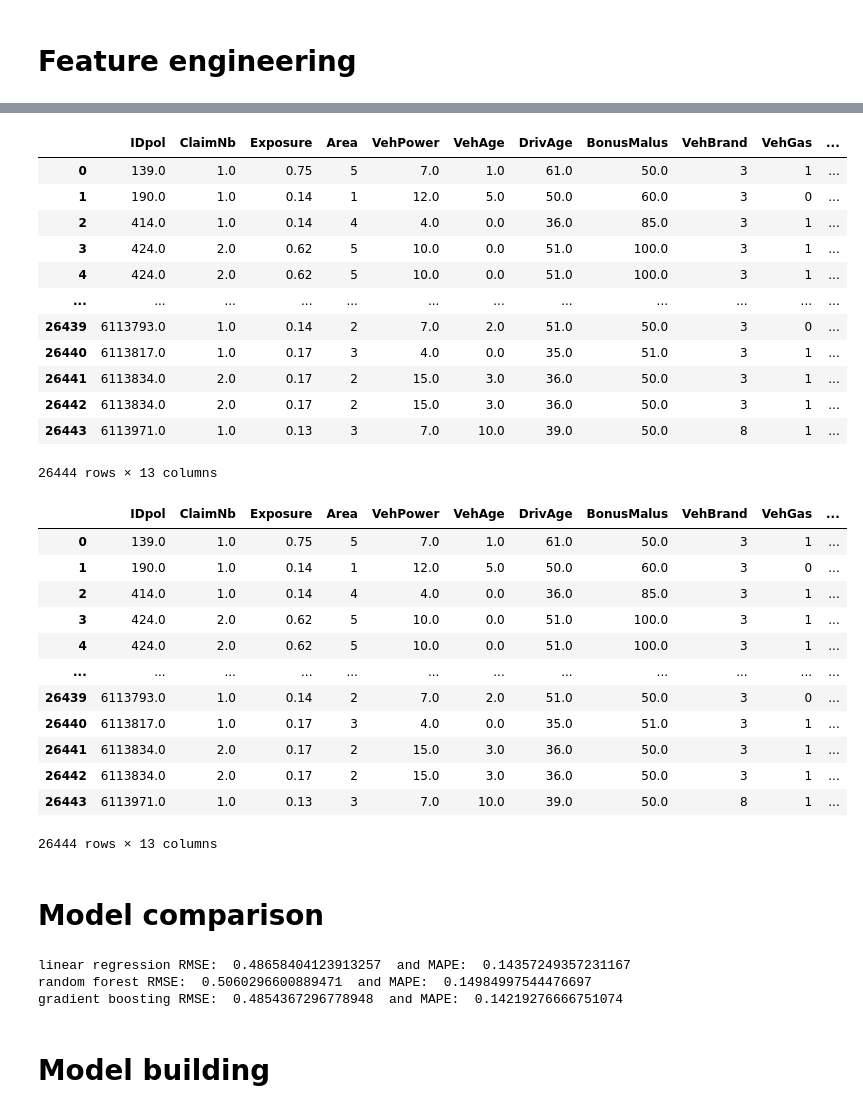
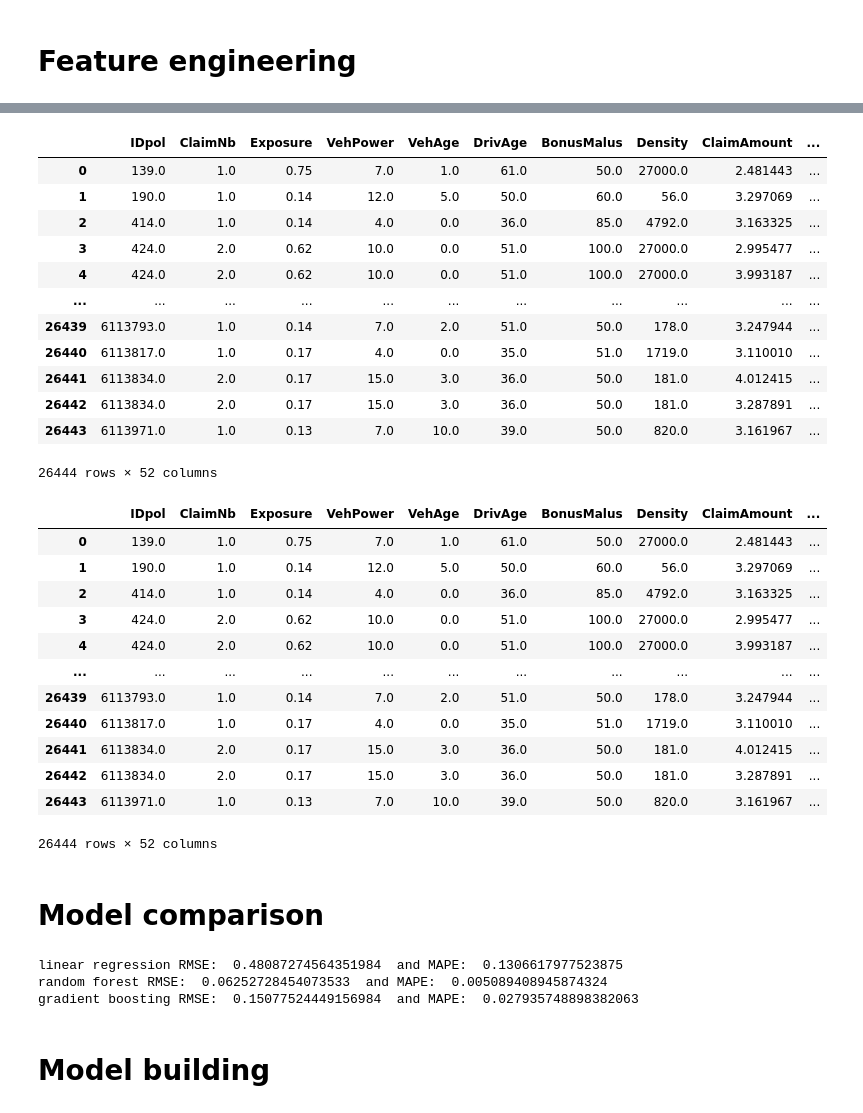
Before and after one commit to S-Moha-M-Kashani/versicherung_datascience, a Jupyter notebook: jupyter_notebook_kashani.ipynb, the cells around one changed output, grey strips where cells are left out. Saved outputs shown, nothing was run; the diff lists cells and outputs as text; code cells hidden in the pictures.

Commit message:
Changed: substituted LabelEncoder with one-hot encoding for categorical columns

```diff
--- a/jupyter_notebook_kashani.ipynb
+++ b/jupyter_notebook_kashani.ipynb
@@ -187,43 +189,39 @@ ClaimAmount    float64
 dtype: object
 # %%
-# Encode categorical variables
-from sklearn.preprocessing import LabelEncoder
-
-encoder = LabelEncoder()
-for col in ["Area", "VehBrand", "VehGas", "Region"]:
-    df[col] = encoder.fit_transform(df[col])
+# One-Hot Encoding of categorical columns
+df = pd.get_dummies(df, columns=["Area", "VehBrand", "VehGas", "Region"], dtype=int)
 
 df
 # %% [output]
-|  | IDpol | ClaimNb | Exposure | Area | VehPower | VehAge | DrivAge | BonusMalus | VehBrand | VehGas | ... |
-| 0 | 139.0 | 1.0 | 0.75 | 5 | 7.0 | 1.0 | 61.0 | 50.0 | 3 | 1 | ... |
-| 1 | 190.0 | 1.0 | 0.14 | 1 | 12.0 | 5.0 | 50.0 | 60.0 | 3 | 0 | ... |
-| 2 | 414.0 | 1.0 | 0.14 | 4 | 4.0 | 0.0 | 36.0 | 85.0 | 3 | 1 | ... |
-| 3 | 424.0 | 2.0 | 0.62 | 5 | 10.0 | 0.0 | 51.0 | 100.0 | 3 | 1 | ... |
-| 4 | 424.0 | 2.0 | 0.62 | 5 | 10.0 | 0.0 | 51.0 | 100.0 | 3 | 1 | ... |
-| ... | ... | ... | ... | ... | ... | ... | ... | ... | ... | ... | ... |
-| 26439 | 6113793.0 | 1.0 | 0.14 | 2 | 7.0 | 2.0 | 51.0 | 50.0 | 3 | 0 | ... |
-| 26440 | 6113817.0 | 1.0 | 0.17 | 3 | 4.0 | 0.0 | 35.0 | 51.0 | 3 | 1 | ... |
-| 26441 | 6113834.0 | 2.0 | 0.17 | 2 | 15.0 | 3.0 | 36.0 | 50.0 | 3 | 1 | ... |
-| 26442 | 6113834.0 | 2.0 | 0.17 | 2 | 15.0 | 3.0 | 36.0 | 50.0 | 3 | 1 | ... |
-| 26443 | 6113971.0 | 1.0 | 0.13 | 3 | 7.0 | 10.0 | 39.0 | 50.0 | 8 | 1 | ... |
+|  | IDpol | ClaimNb | Exposure | VehPower | VehAge | DrivAge | BonusMalus | Density | ClaimAmount | ... |
+| 0 | 139.0 | 1.0 | 0.75 | 7.0 | 1.0 | 61.0 | 50.0 | 27000.0 | 2.481443 | ... |
+| 1 | 190.0 | 1.0 | 0.14 | 12.0 | 5.0 | 50.0 | 60.0 | 56.0 | 3.297069 | ... |
+| 2 | 414.0 | 1.0 | 0.14 | 4.0 | 0.0 | 36.0 | 85.0 | 4792.0 | 3.163325 | ... |
+| 3 | 424.0 | 2.0 | 0.62 | 10.0 | 0.0 | 51.0 | 100.0 | 27000.0 | 2.995477 | ... |
+| 4 | 424.0 | 2.0 | 0.62 | 10.0 | 0.0 | 51.0 | 100.0 | 27000.0 | 3.993187 | ... |
+| ... | ... | ... | ... | ... | ... | ... | ... | ... | ... | ... |
+| 26439 | 6113793.0 | 1.0 | 0.14 | 7.0 | 2.0 | 51.0 | 50.0 | 178.0 | 3.247944 | ... |
+| 26440 | 6113817.0 | 1.0 | 0.17 | 4.0 | 0.0 | 35.0 | 51.0 | 1719.0 | 3.110010 | ... |
+| 26441 | 6113834.0 | 2.0 | 0.17 | 15.0 | 3.0 | 36.0 | 50.0 | 181.0 | 4.012415 | ... |
+| 26442 | 6113834.0 | 2.0 | 0.17 | 15.0 | 3.0 | 36.0 | 50.0 | 181.0 | 3.287891 | ... |
+| 26443 | 6113971.0 | 1.0 | 0.13 | 7.0 | 10.0 | 39.0 | 50.0 | 820.0 | 3.161967 | ... |
-26444 rows × 13 columns
+26444 rows × 52 columns
 # %%
 df.dropna()
 # %% [output]
-|  | IDpol | ClaimNb | Exposure | Area | VehPower | VehAge | DrivAge | BonusMalus | VehBrand | VehGas | ... |
-| 0 | 139.0 | 1.0 | 0.75 | 5 | 7.0 | 1.0 | 61.0 | 50.0 | 3 | 1 | ... |
-| 1 | 190.0 | 1.0 | 0.14 | 1 | 12.0 | 5.0 | 50.0 | 60.0 | 3 | 0 | ... |
-| 2 | 414.0 | 1.0 | 0.14 | 4 | 4.0 | 0.0 | 36.0 | 85.0 | 3 | 1 | ... |
-| 3 | 424.0 | 2.0 | 0.62 | 5 | 10.0 | 0.0 | 51.0 | 100.0 | 3 | 1 | ... |
-| 4 | 424.0 | 2.0 | 0.62 | 5 | 10.0 | 0.0 | 51.0 | 100.0 | 3 | 1 | ... |
-| ... | ... | ... | ... | ... | ... | ... | ... | ... | ... | ... | ... |
-| 26439 | 6113793.0 | 1.0 | 0.14 | 2 | 7.0 | 2.0 | 51.0 | 50.0 | 3 | 0 | ... |
-| 26440 | 6113817.0 | 1.0 | 0.17 | 3 | 4.0 | 0.0 | 35.0 | 51.0 | 3 | 1 | ... |
-| 26441 | 6113834.0 | 2.0 | 0.17 | 2 | 15.0 | 3.0 | 36.0 | 50.0 | 3 | 1 | ... |
-| 26442 | 6113834.0 | 2.0 | 0.17 | 2 | 15.0 | 3.0 | 36.0 | 50.0 | 3 | 1 | ... |
-| 26443 | 6113971.0 | 1.0 | 0.13 | 3 | 7.0 | 10.0 | 39.0 | 50.0 | 8 | 1 | ... |
+|  | IDpol | ClaimNb | Exposure | VehPower | VehAge | DrivAge | BonusMalus | Density | ClaimAmount | ... |
+| 0 | 139.0 | 1.0 | 0.75 | 7.0 | 1.0 | 61.0 | 50.0 | 27000.0 | 2.481443 | ... |
+| 1 | 190.0 | 1.0 | 0.14 | 12.0 | 5.0 | 50.0 | 60.0 | 56.0 | 3.297069 | ... |
+| 2 | 414.0 | 1.0 | 0.14 | 4.0 | 0.0 | 36.0 | 85.0 | 4792.0 | 3.163325 | ... |
+| 3 | 424.0 | 2.0 | 0.62 | 10.0 | 0.0 | 51.0 | 100.0 | 27000.0 | 2.995477 | ... |
+| 4 | 424.0 | 2.0 | 0.62 | 10.0 | 0.0 | 51.0 | 100.0 | 27000.0 | 3.993187 | ... |
+| ... | ... | ... | ... | ... | ... | ... | ... | ... | ... | ... |
+| 26439 | 6113793.0 | 1.0 | 0.14 | 7.0 | 2.0 | 51.0 | 50.0 | 178.0 | 3.247944 | ... |
+| 26440 | 6113817.0 | 1.0 | 0.17 | 4.0 | 0.0 | 35.0 | 51.0 | 1719.0 | 3.110010 | ... |
+| 26441 | 6113834.0 | 2.0 | 0.17 | 15.0 | 3.0 | 36.0 | 50.0 | 181.0 | 4.012415 | ... |
+| 26442 | 6113834.0 | 2.0 | 0.17 | 15.0 | 3.0 | 36.0 | 50.0 | 181.0 | 3.287891 | ... |
+| 26443 | 6113971.0 | 1.0 | 0.13 | 7.0 | 10.0 | 39.0 | 50.0 | 820.0 | 3.161967 | ... |
-26444 rows × 13 columns
+26444 rows × 52 columns
 # %% [markdown]
 # Model comparison
 # %%
@@ -259,9 +257,9 @@ rmse_gb = mean_squared_error(y_test, y_pred_gb) ** 0.5
 mape_gb = mape(y_test, y_pred_gb)
 print("gradient boosting RMSE: ", rmse_gb, " and MAPE: ", mape_gb)
 # %% [output]
-linear regression RMSE:  0.48658404123913257  and MAPE:  0.14357249357231167
-random forest RMSE:  0.5060296600889471  and MAPE:  0.14984997544476697
-gradient boosting RMSE:  0.4854367296778948  and MAPE:  0.14219276666751074
+linear regression RMSE:  0.48087274564351984  and MAPE:  0.1306617977523875
+random forest RMSE:  0.06252728454073533  and MAPE:  0.005089408945874324
+gradient boosting RMSE:  0.15077524449156984  and MAPE:  0.027935748898382063
 # %% [markdown]
 # Model building
 # %%
```
Also changed, not shown: parts of 2 cells of this notebook.
